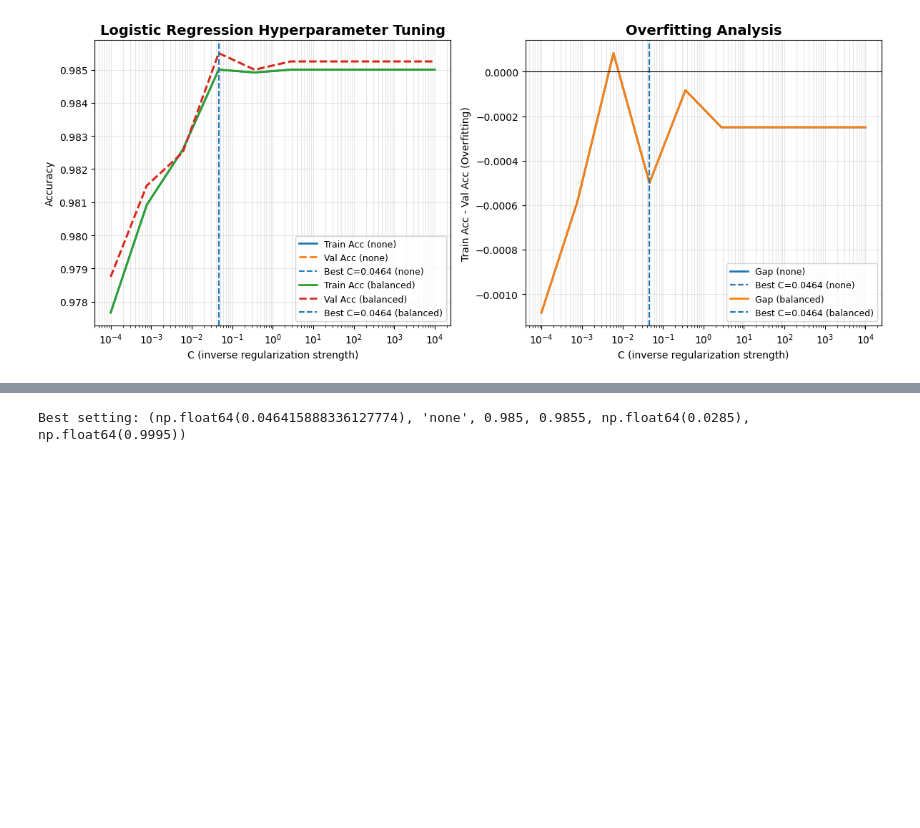
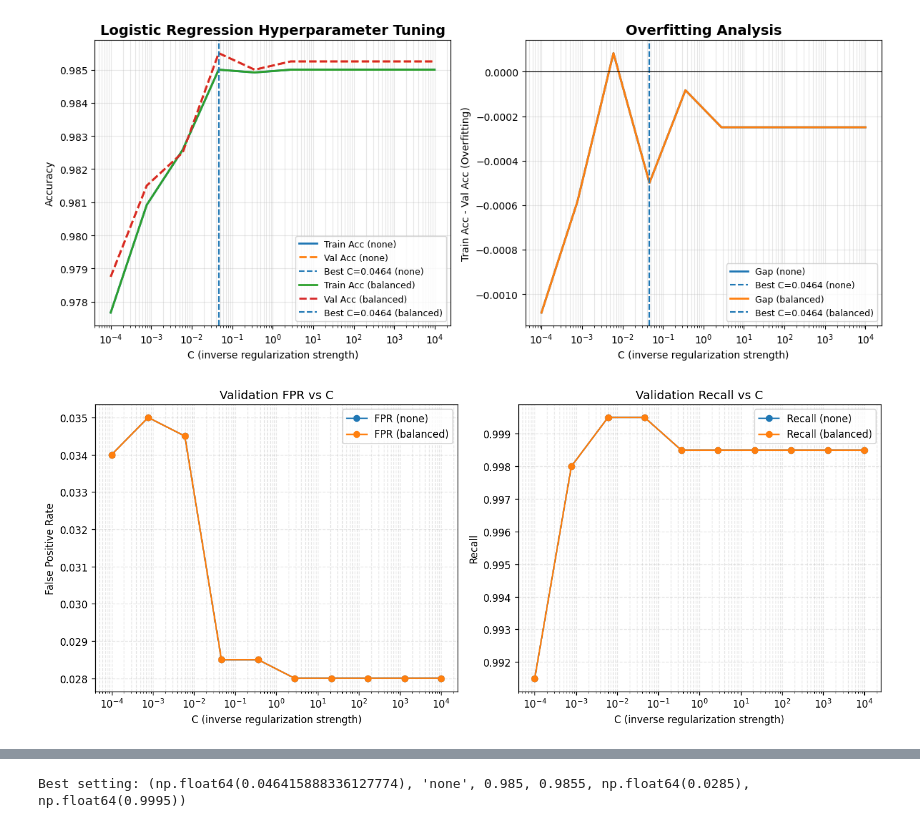
Before and after one commit to Flootersmm/ml_project, a Jupyter notebook: notebooks/ml/logistic_regression.ipynb, the cells around one changed output, grey strips where cells are left out. Saved outputs shown, nothing was run; the diff lists cells and outputs as text; code cells hidden in the pictures; blank space fills up the shorter version.

```diff
--- a/notebooks/ml/logistic_regression.ipynb
+++ b/notebooks/ml/logistic_regression.ipynb
@@ -253,3 +256,38 @@ plt.savefig("../../plots/lr_hyperparameter_tuning_overfitting.png", dpi=300, bbo
 plt.show()
 # %% [output]
 [figure]
+# %%
+fig, axes = plt.subplots(1, 2, figsize=(12, 5), dpi=120)
+
+for cw_name, _ in settings:
+    subset = [r for r in val_results if r[1] == cw_name]
+
+    Cs = np.array([r[0] for r in subset])
+    fprs = np.array([r[4] for r in subset])
+    recalls = np.array([r[5] for r in subset])
+
+    order = np.argsort(Cs)
+    Cs, fprs, recalls = Cs[order], fprs[order], recalls[order]
+
+    axes[0].plot(Cs, fprs, marker="o", label=f"FPR ({cw_name})")
+    axes[1].plot(Cs, recalls, marker="o", label=f"Recall ({cw_name})")
+
+axes[0].set_xscale("log")
+axes[0].set_xlabel("C (inverse regularization strength)")
+axes[0].set_ylabel("False Positive Rate")
+axes[0].set_title("Validation FPR vs C")
+axes[0].grid(True, which="both", linestyle="--", alpha=0.3)
+axes[0].legend()
+
+axes[1].set_xscale("log")
+axes[1].set_xlabel("C (inverse regularization strength)")
+axes[1].set_ylabel("Recall")
+axes[1].set_title("Validation Recall vs C")
+axes[1].grid(True, which="both", linestyle="--", alpha=0.3)
+axes[1].legend()
+
+plt.tight_layout()
+plt.savefig("../../plots/lr_fpr_recall_vs_C.png", dpi=300, bbox_inches="tight")
+plt.show()
+# %% [output]
+[figure, added]
```
Also changed, not shown: parts of 11 cells of this notebook.
